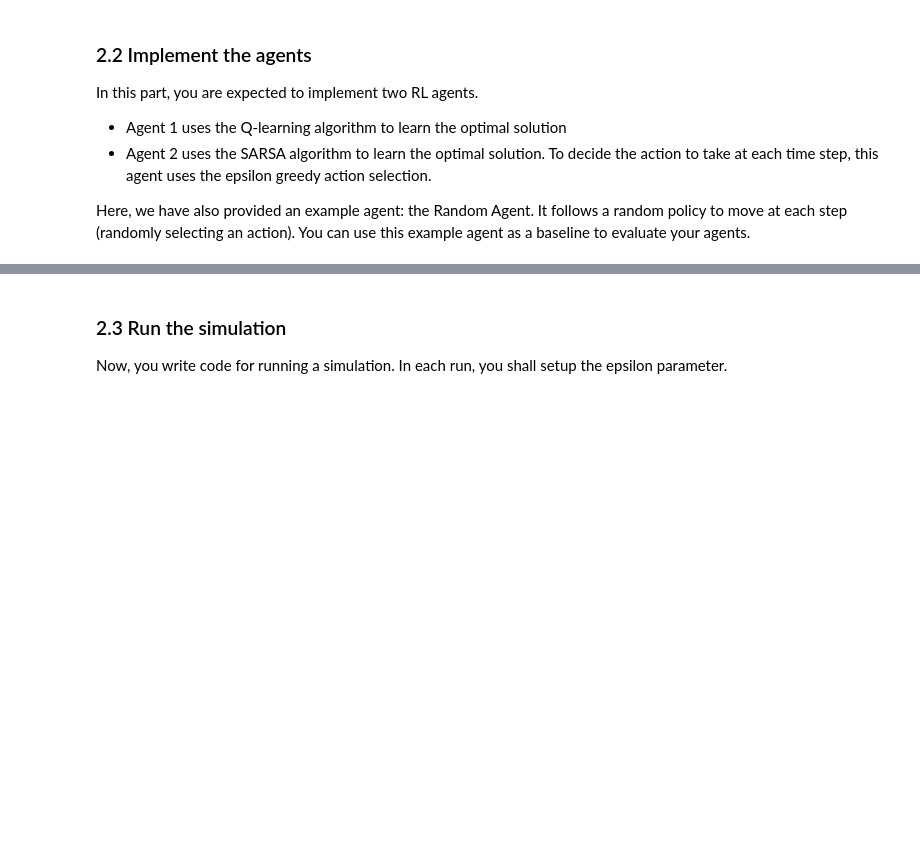
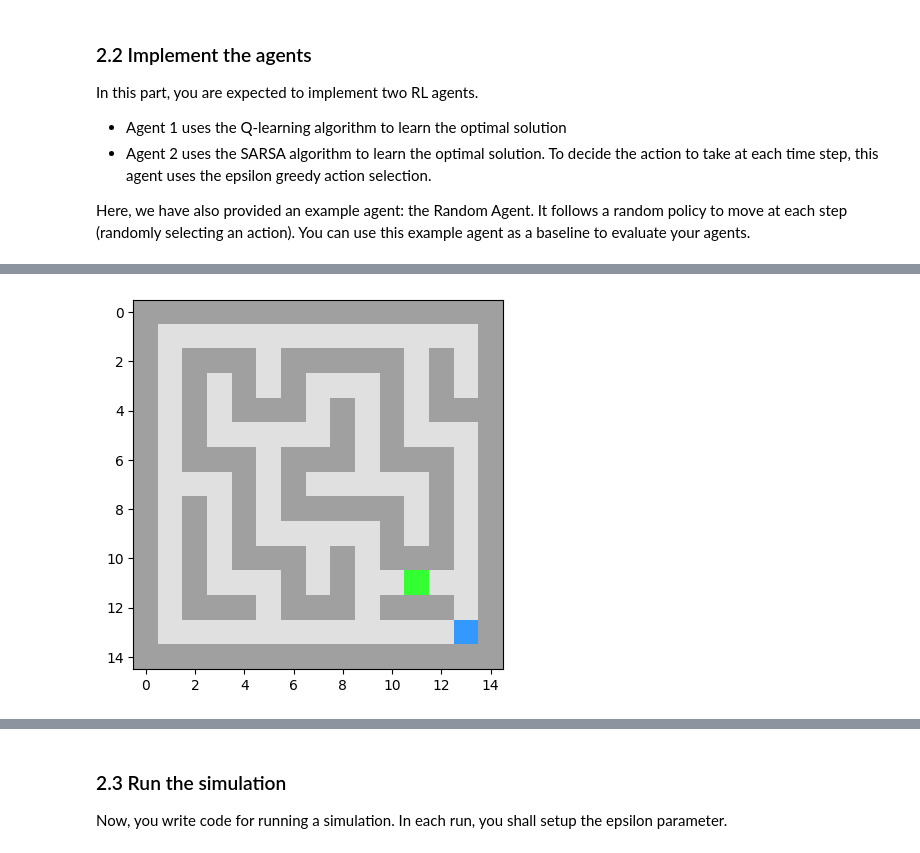
Before and after one commit to MarognaLorenzo/ApplicationOfMachineLearning, a Jupyter notebook: Assignment4/notebooks/Lorenzo.ipynb, the cells around one changed output, grey strips where cells are left out. Drawn from its saved outputs; the diff is of its cells as text; code cells hidden in the pictures; blank space fills up the shorter version.

```diff
--- a/Assignment4/notebooks/Lorenzo.ipynb
+++ b/Assignment4/notebooks/Lorenzo.ipynb
@@ -412,4 +483,25 @@ def printMaze(env : TaskEnv = None, starting_position : Tuple[int, int] = None):
         env.maze.objects.agent.positions[0] = starting_position
     plt.imshow(env.render(), interpolation='nearest')
     plt.show()
+# %%
+# # TODO: run the simulation
+import dill
+
+# env3 = TaskEnv()
+# serialized_env = dill.dumps(env3)
+
+# with open('env.pkl', 'wb') as file:
+#     file.write(serialized_env)
+
+
+
+# load environment
+with open('env.pkl', 'rb') as file:
+    serialized_env = file.read()
+
+env = dill.loads(serialized_env)
+env.reset()
+printMaze(env)
+# %% [output]
+[figure, added]
 # %%
```
Also changed, not shown: parts of 16 cells of this notebook.
